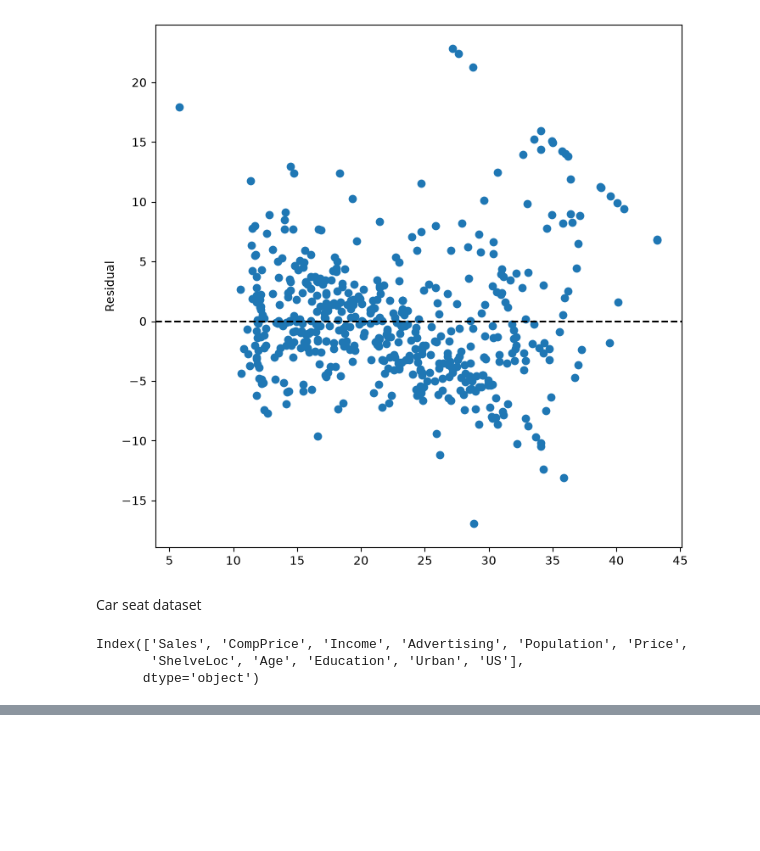
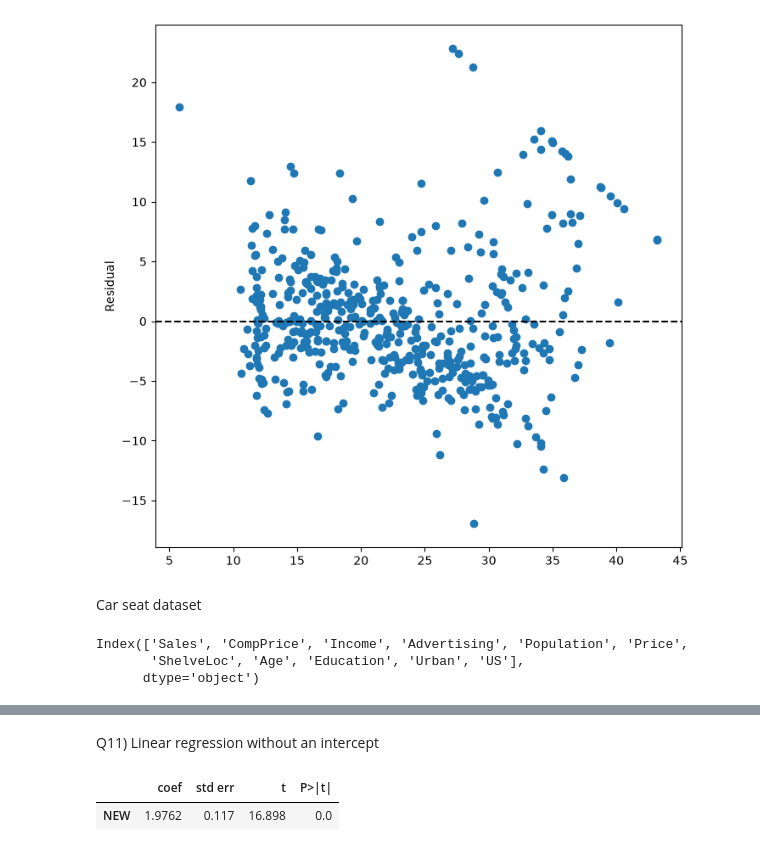
Before and after one commit to Mussab157/ISLP, a Jupyter notebook: Chapter3/ch3_lab.ipynb, the cells around one changed output, grey strips where cells are left out. Drawn from its saved outputs; the diff is of its cells as text; code cells hidden in the pictures; blank space fills up the shorter version.

Commit message:
Performing linear regression without intercept

```diff
--- a/Chapter3/ch3_lab.ipynb
+++ b/Chapter3/ch3_lab.ipynb
@@ -421,0 +425,25 @@ summarize(model.fit())
+# %% [markdown]
+Q11) Linear regression without an intercept
+# %%
+rng = np.random.default_rng(1)
+x = rng.normal(size=100)
+y = 2 * x + rng.normal(size=100)
+# %%
+new_df=pd.DataFrame(x)
+new_df.rename(columns={0:"NEW"}, inplace=True)
+# %%
+X=MS(['NEW'], intercept=False).fit_transform(new_df)
+#X.fit_transform(new_df)
+
+#allvard=list(Carseats.columns.drop('Sales'))
+#y=Carseats['Sales']
+#final=allvard+[('Income', 'Advertising'), ('Price', 'Age')]
+#X=MS(final).fit_transform(Carseats)
+#model=sm.OLS(y, X)
+#summarize(model.fit())
+# %%
+model=sm.OLS(y, X)
+summarize(model.fit())
+# %% [output]
+|  | coef | std err | t | P>|t| |
+| NEW | 1.9762 | 0.117 | 16.898 | 0.0 |
```
Also changed, not shown: parts of 3 cells of this notebook.
